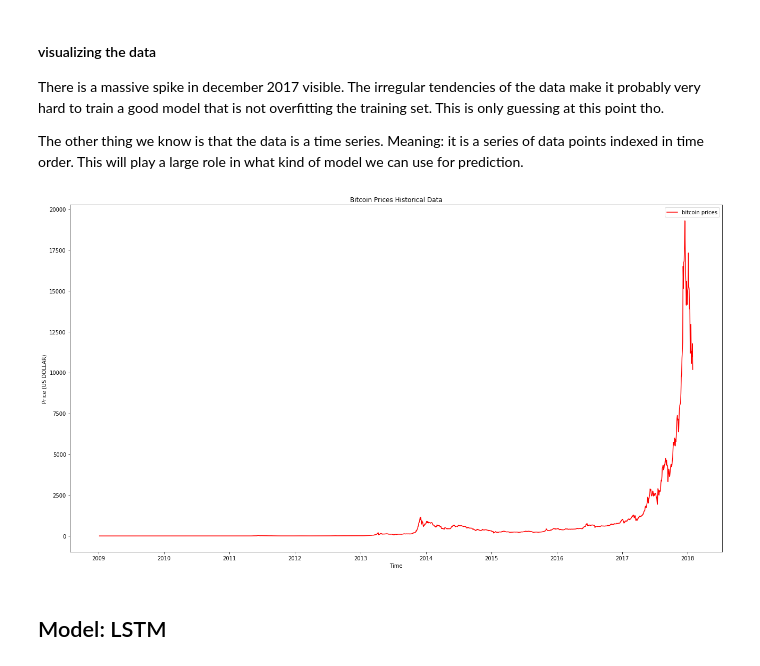
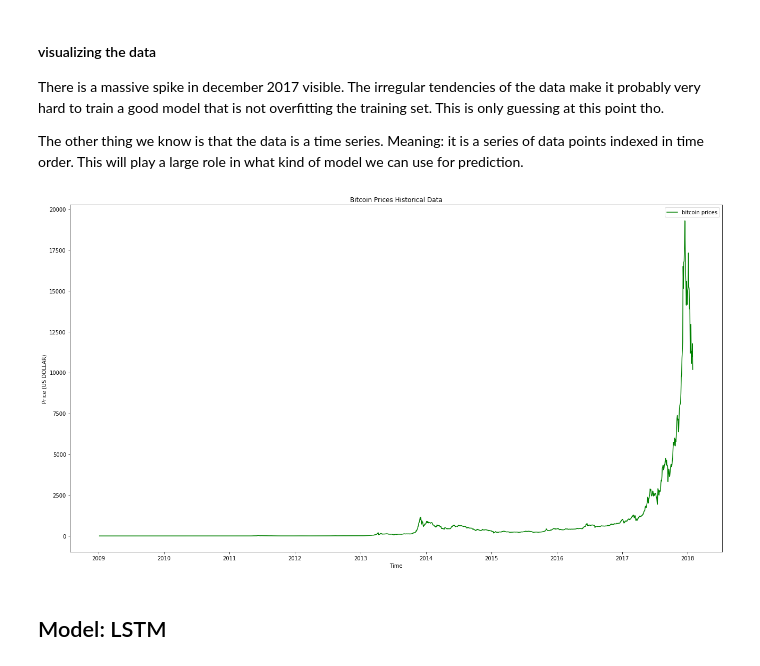
Before and after one commit to oem/bitcoin-prediction, a Jupyter notebook: lstm_bitcoin.ipynb, the cells around one changed output. Saved outputs shown, nothing was run; the diff lists cells and outputs as text; code cells hidden in the pictures.

```diff
--- a/lstm_bitcoin.ipynb
+++ b/lstm_bitcoin.ipynb
@@ -39,19 +39,19 @@ The other thing we know is that the data is a time series. Meaning: it is a seri
 # %%
 import matplotlib.pyplot as plt
 import datetime as dt
 
 # creating timestamps for the x axis
 df_dates = [dt.datetime.strptime(d,'%Y-%m-%d %H:%M:%S').date() for d in df.DATE]
 
 plt.figure(figsize=(22,12))
-plt.plot(df_dates, df.PRICE, color='red', label='bitcoin prices')
+plt.plot(df_dates, df.PRICE, color='green', label='bitcoin prices')
 plt.title('Bitcoin Prices Historical Data')
 plt.ylabel('Price (US DOLLAR)')
 plt.xlabel('Time')
 plt.legend()
 plt.show()
 # %% [output]
-[figure, old version]
+[figure, new version]
 # %% [markdown]
 ## Model: LSTM
 # %% [markdown]
```
Also changed, not shown: parts of 5 cells of this notebook.
